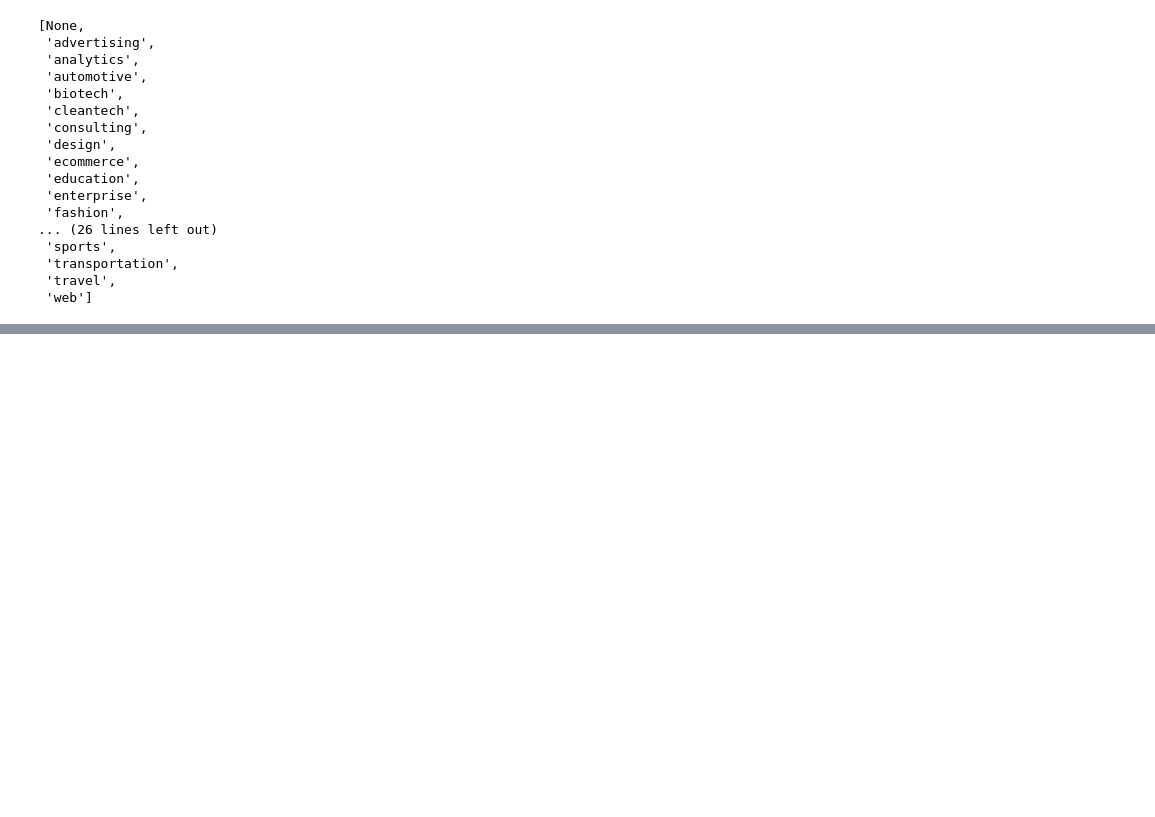
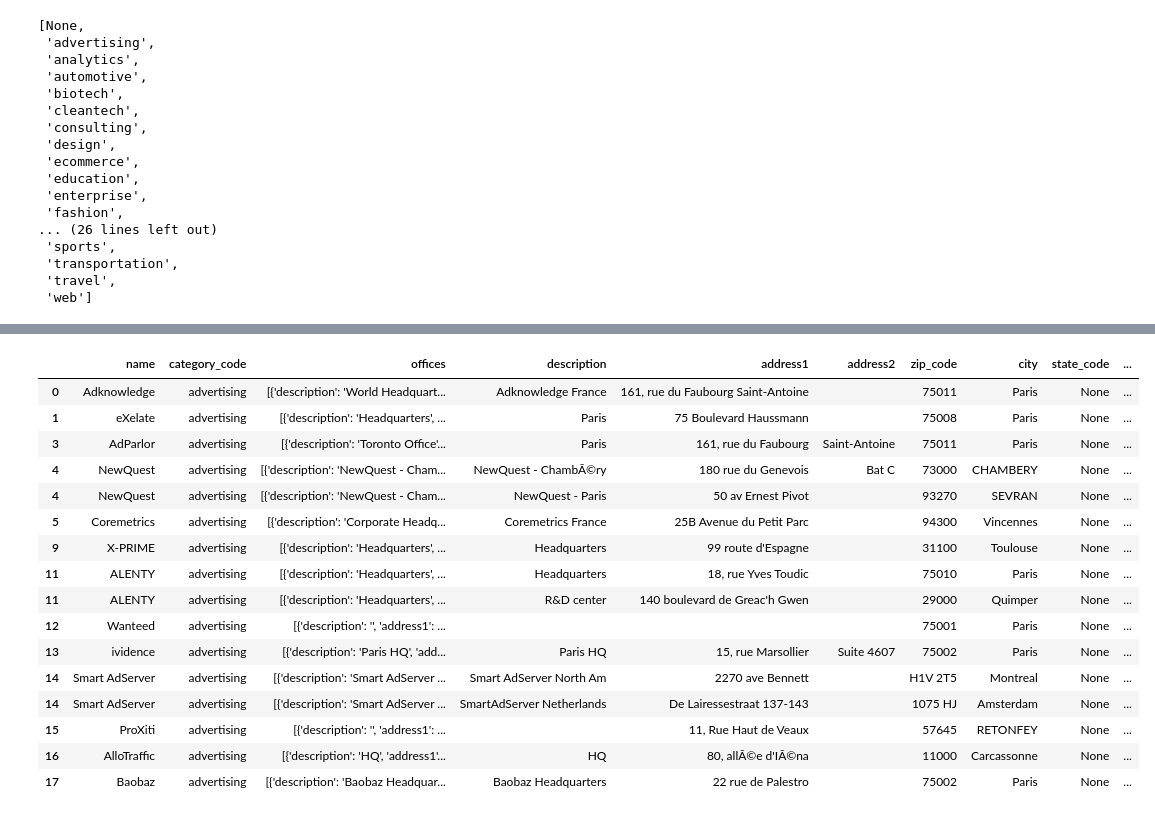
Before and after one commit to RaphHer/Project_3_Geospatial, a Jupyter notebook: Part 1 - Mongo Queries.ipynb, the cells around one changed output, grey strips where cells are left out. Cells and saved outputs as stored; diff of their text form; code cells hidden in the pictures; blank space fills up the shorter version.

```diff
--- a/Part 1 - Mongo Queries.ipynb
+++ b/Part 1 - Mongo Queries.ipynb
@@ -201,0 +262,6 @@ df
+# %%
+filter_ = {"offices.country_code": "FRA", "category_code": "advertising",}
+projection = {"_id":0, "name":1,"offices":1,"category_code":1}
+result = list(companies.find(filter_, projection))
+df_design = pd.DataFrame(result)
+df_design
@@ -201,0 +286,30 @@ df
+# %%
+df_design_2 = df_design.explode('offices')
+df_design_2
+
+
+Test_design = df_design_2['offices'].apply(pd.Series)
+Test_design1 = pd.concat([df_design, Test_design], axis=1)
+Test_design1
+Test_design2 = Test_design1[Test_design1['latitude'].notna()]
+Test_design2
+Test_design3 = Test_design2[Test_design2['country_code'] == 'FRA']
+Test_design3
+# %% [output]
+|  | name | category_code | offices | description | address1 | address2 | zip_code | city | state_code | ... |
+| 0 | Adknowledge | advertising | [{'description': 'World Headquart... | Adknowledge France | 161, rue du Faubourg Saint-Antoine |  | 75011 | Paris | None | ... |
+| 1 | eXelate | advertising | [{'description': 'Headquarters', ... | Paris | 75 Boulevard Haussmann |  | 75008 | Paris | None | ... |
+| 3 | AdParlor | advertising | [{'description': 'Toronto Office'... | Paris | 161, rue du Faubourg | Saint-Antoine | 75011 | Paris | None | ... |
+| 4 | NewQuest | advertising | [{'description': 'NewQuest - Cham... | NewQuest - ChambÃ©ry | 180 rue du Genevois | Bat C | 73000 | CHAMBERY | None | ... |
+| 4 | NewQuest | advertising | [{'description': 'NewQuest - Cham... | NewQuest - Paris | 50 av Ernest Pivot |  | 93270 | SEVRAN | None | ... |
+| 5 | Coremetrics | advertising | [{'description': 'Corporate Headq... | Coremetrics France | 25B Avenue du Petit Parc |  | 94300 | Vincennes | None | ... |
+| 9 | X-PRIME | advertising | [{'description': 'Headquarters', ... | Headquarters | 99 route d'Espagne |  | 31100 | Toulouse | None | ... |
+| 11 | ALENTY | advertising | [{'description': 'Headquarters', ... | Headquarters | 18, rue Yves Toudic |  | 75010 | Paris | None | ... |
+| 11 | ALENTY | advertising | [{'description': 'Headquarters', ... | R&D center | 140 boulevard de Greac'h Gwen |  | 29000 | Quimper | None | ... |
+| 12 | Wanteed | advertising | [{'description': '', 'address1': ... |  |  |  | 75001 | Paris | None | ... |
+| 13 | ividence | advertising | [{'description': 'Paris HQ', 'add... | Paris HQ | 15, rue Marsollier | Suite 4607 | 75002 | Paris | None | ... |
+| 14 | Smart AdServer | advertising | [{'description': 'Smart AdServer ... | Smart AdServer North Am | 2270 ave Bennett |  | H1V 2T5 | Montreal | None | ... |
+| 14 | Smart AdServer | advertising | [{'description': 'Smart AdServer ... | SmartAdServer Netherlands | De Lairessestraat 137-143 |  | 1075 HJ | Amsterdam | None | ... |
+| 15 | ProXiti | advertising | [{'description': '', 'address1': ... |  | 11, Rue Haut de Veaux |  | 57645 | RETONFEY | None | ... |
+| 16 | AlloTraffic | advertising | [{'description': 'HQ', 'address1'... | HQ | 80, allÃ©e d'IÃ©na |  | 11000 | Carcassonne | None | ... |
+| 17 | Baobaz | advertising | [{'description': 'Baobaz Headquar... | Baobaz Headquarters | 22 rue de Palestro |  | 75002 | Paris | None | ... |
```
Also changed, not shown: parts of 21 cells of this notebook.
